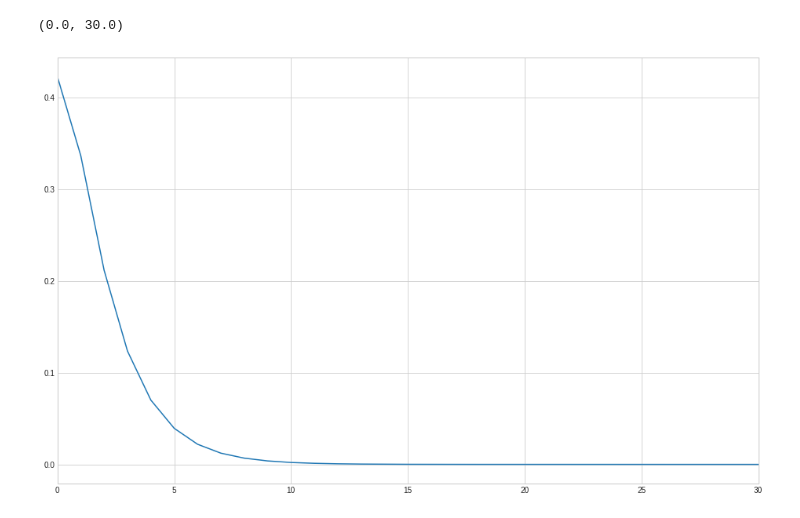
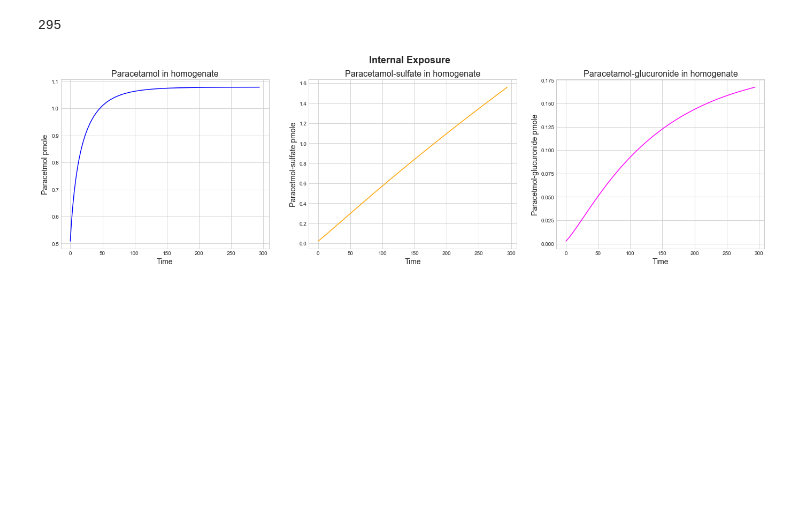
Before and after one commit to OhGreat/pharmacokinetics_with_petri_nets, a Jupyter notebook: visualization.ipynb, the cells around one changed output. Drawn from its saved outputs; the diff is of its cells as text; code cells hidden in the pictures; blank space fills up the shorter version.

Commit message:
code refactoring and visualization

```diff
--- a/visualization.ipynb
+++ b/visualization.ipynb
@@ -52,11 +1,50 @@ Image.open('temp/test.png')
-# %%
-import numpy as np
-import matplotlib.pyplot as plt
-a = np.load('test.npy')
-plt.style.use('seaborn-whitegrid')
-plt.figure(figsize=(16,10))
-plt.plot(a)
-plt.xlim(0,30)
-# %% [output]
-(0.0, 30.0)
-[figure, removed]
+# %%
+import numpy as np
+import matplotlib.pyplot as plt
+plt.style.use('seaborn-whitegrid')
+p = np.load('p_val.npy')
+s = np.load('s_val.npy')
+g = np.load('g_val.npy')
+pe = np.load('pe_val.npy')
+se = np.load('se_val.npy')
+ge = np.load('ge_val.npy')
+n = 5
+pe = pe[n:]
+se = se[n:]
+ge = ge[n:]
+print(len(pe))
+# for i in range(len(pe)-1, 0, -1):
+#   pe[i] -= pe[i-1]
+#   ge[i] -= ge[i-1]
+# %% [output]
+295
+# %%
+N = 300/(len(p))
+def format_func(value, tick_number):
+    return int(value*N)
+# %%
+fig, axis = plt.subplots(1,3, figsize=(20,6))
+fig.tight_layout(pad=5.0)
+fig.suptitle('Internal Exposure', fontsize=18, fontweight='bold')
+# Paracetamol
+axis[0].set_title('Paracetamol in homogenate', size=16)
+axis[0].plot(pe, color='blue')
+axis[0].set_xlabel('Time',  fontsize=14)
+axis[0].set_ylabel('Paracetamol pmole',  fontsize=14)
+# Paracetamol-sulfate
+axis[1].set_title('Paracetamol-sulfate in homogenate',size=16)
+axis[1].plot(se, color='orange')
+axis[1].set_xlabel('Time', fontsize=14)
+axis[1].set_ylabel('Paracetamol-sulfate pmole', size=14)
+# Paracetamol-glucuronide
+axis[2].set_title('Paracetamol-glucuronide in homogenate', size=16)
+axis[2].plot(ge, color='magenta')
+axis[2].set_xlabel('Time', fontsize=14)
+axis[2].set_ylabel('Paracetamol-glucuronide pmole', fontsize=14)
+# Tick setting
+axis[0].xaxis.set_major_formatter(plt.FuncFormatter(format_func))
+axis[1].xaxis.set_major_formatter(plt.FuncFormatter(format_func))
+axis[2].xaxis.set_major_formatter(plt.FuncFormatter(format_func))
+plt.show()
+# %% [output]
+[figure, added]
```
Also changed, not shown: parts of 11 cells of this notebook, 9 other files.
